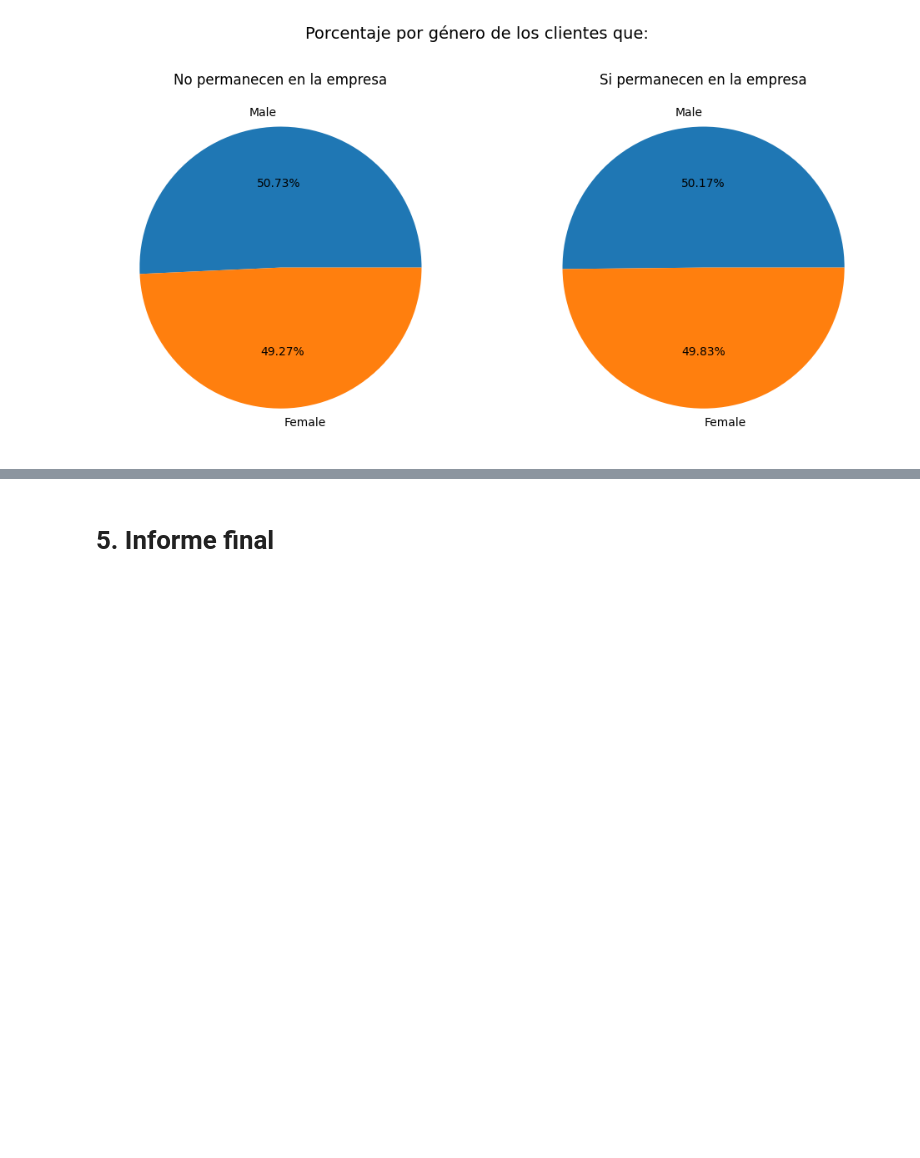
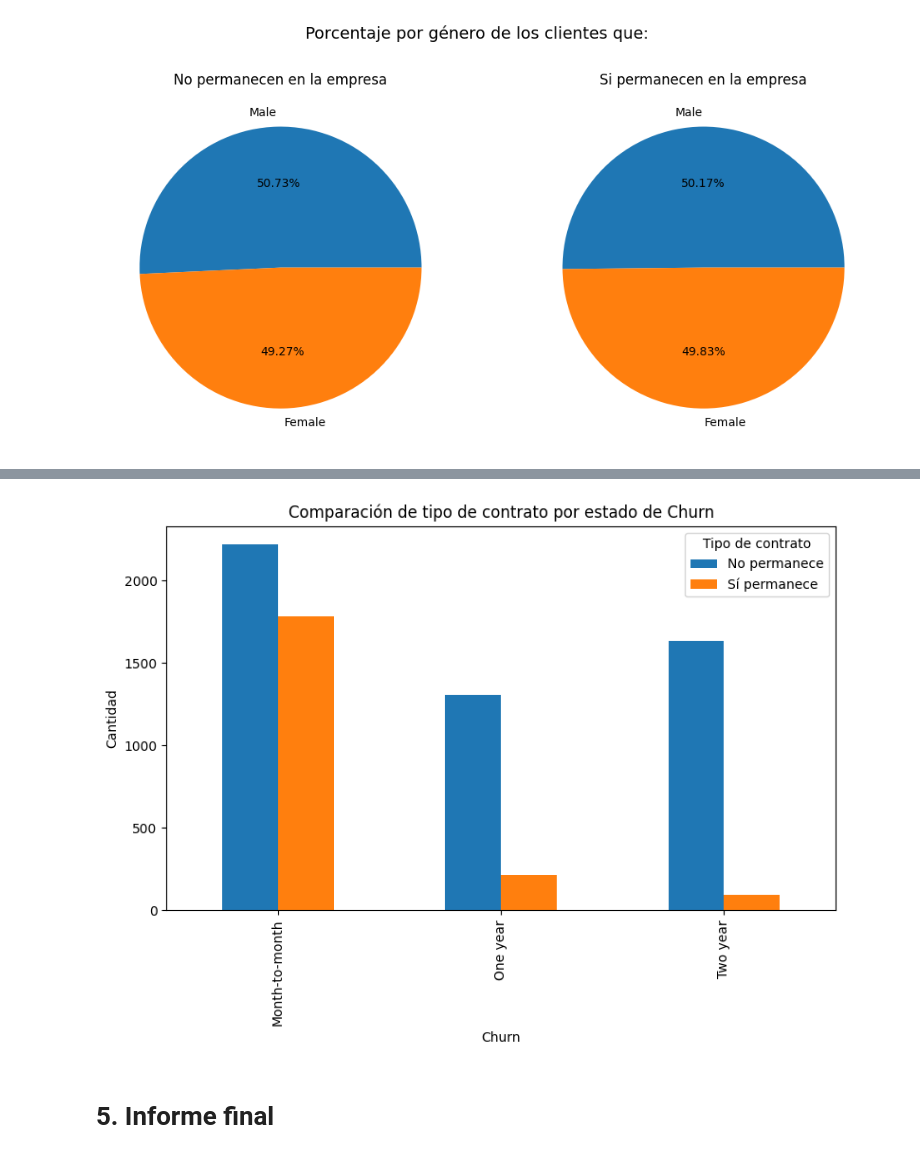
Before and after one commit to Karen-13C/Challenge_Proceso_ETL, a Jupyter notebook: Challenge_telecom.ipynb, the cells around one changed output, grey strips where cells are left out. Cells and saved outputs as stored; diff of their text form; code cells hidden in the pictures; blank space fills up the shorter version.

Commit message:
Distribución de evasión por tipo de contrato

```diff
--- a/Challenge_telecom.ipynb
+++ b/Challenge_telecom.ipynb
@@ -287,0 +290,3 @@ plt.show
+# %%
+col_churn_contrato = df_telecom.groupby('Contract')['Churn'].value_counts().unstack()
+col_churn_contrato
@@ -288,2 +299,14 @@ plt.show
+# %%
+col_churn_contrato.plot(kind='bar', figsize=(8,6))
+
+plt.title('Comparación de tipo de contrato por estado de Churn')
+plt.xlabel('Churn')
+plt.ylabel('Cantidad')
+plt.legend(title='Churn', labels=['No (False)', 'Sí (True)'])
+plt.legend(title='Tipo de contrato', labels=['No permanece', 'Sí permanece'])
+plt.tight_layout()
+plt.show()
+# %% [output]
+[figure, added]
 # %% [markdown]
 # 5. Informe final
```
Also changed, not shown: parts of 2 cells of this notebook.
